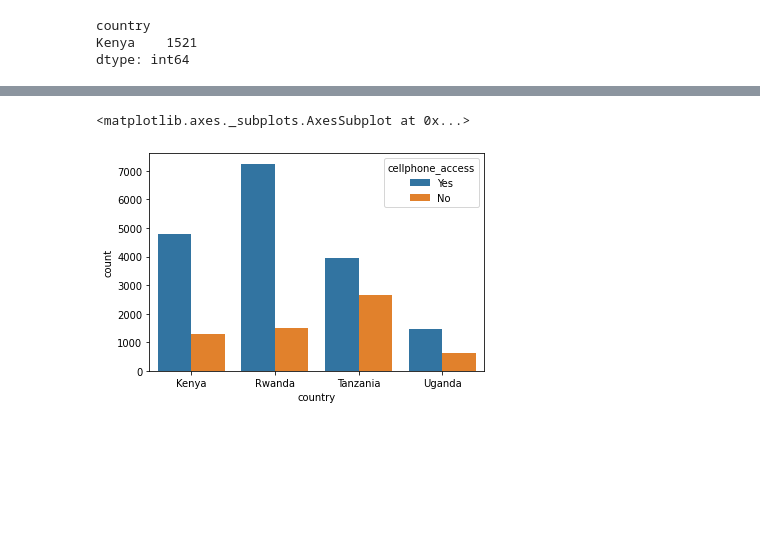
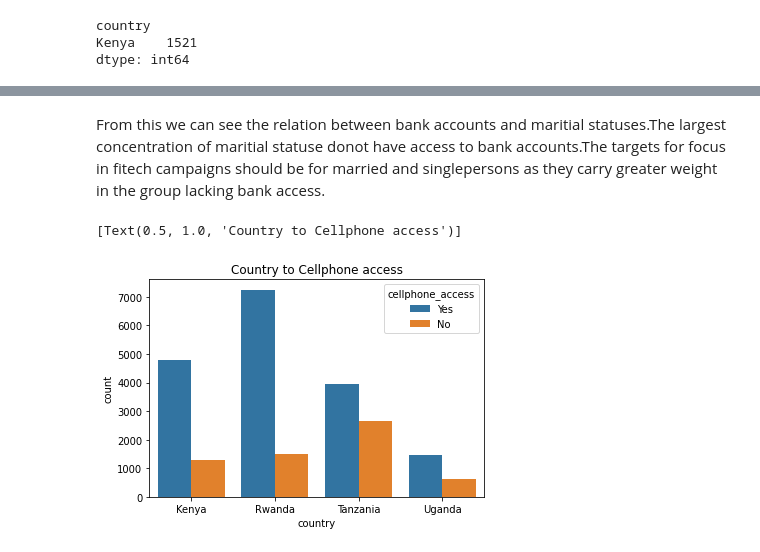
Before and after one commit to KevKil/Brainy-Badgers-Project, a Jupyter notebook: Brainy_Badgers_Financial_Inclusion.ipynb, the cells around one changed output, grey strips where cells are left out. Saved outputs shown, nothing was run; the diff lists cells and outputs as text; code cells hidden in the pictures; blank space fills up the shorter version.

```diff
--- a/Brainy_Badgers_Financial_Inclusion.ipynb
+++ b/Brainy_Badgers_Financial_Inclusion.ipynb
@@ -479,8 +551,10 @@ sns.countplot(x='country', data=df ,hue='bank_account' )
+# %% [markdown]
+From this we can see the relation between bank accounts and maritial statuses.The largest concentration of maritial statuse donot have access to bank accounts.The targets for focus in fitech campaigns should be for married and singlepersons as they carry greater weight in the group lacking bank access.
 # %%
-#The second visualization will regard.
+#The sixth visualization will regard.
 #Determination of the number of people who have access to mobile phones per country .
 #
-sns.countplot(x='country', data=df ,hue='cellphone_access' )
+sns.countplot(x='country', data=df ,hue='cellphone_access' ).set(title='Country to Cellphone access')
 # %% [output]
-<matplotlib.axes._subplots.AxesSubplot at 0x...>
+[Text(0.5, 1.0, 'Country to Cellphone access')]
-[figure, old version]
+[figure, new version]
```
Also changed, not shown: parts of 42 cells of this notebook, 3 other files.
